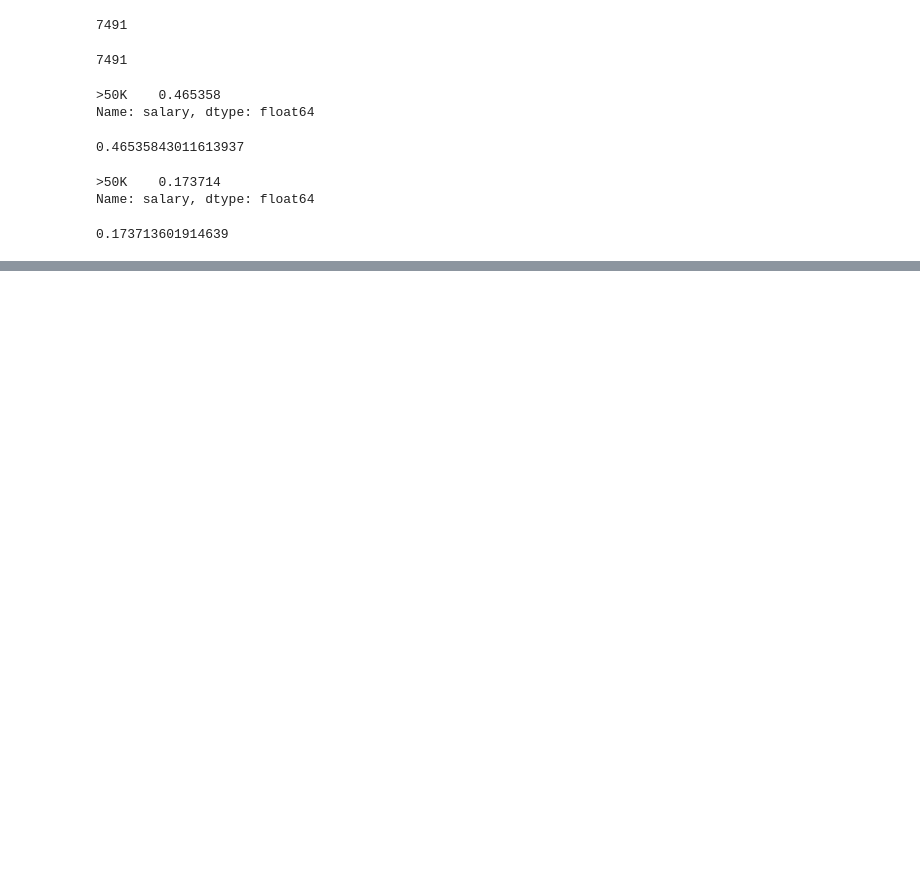
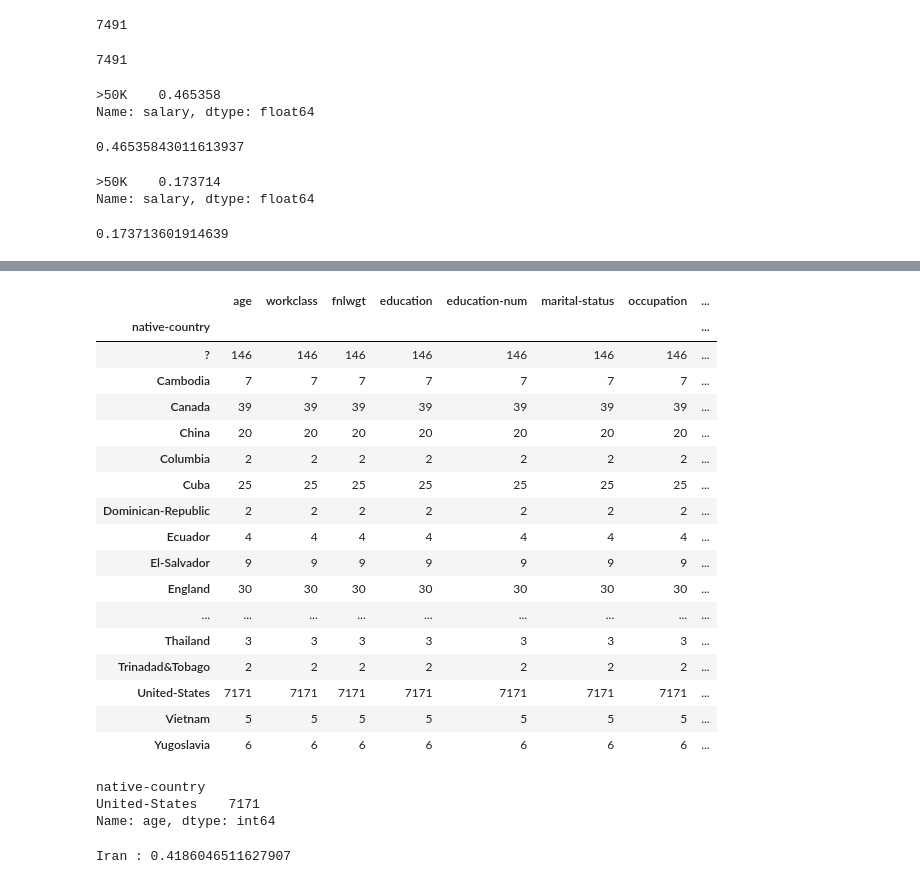
Before and after one commit to Braxion06/FreeCodeCamp---Data-Analysis-Projects, a Jupyter notebook: ad_hoc_testing.ipynb, the cells around one changed output, grey strips where cells are left out. Cells and saved outputs as stored; diff of their text form; code cells hidden in the pictures; blank space fills up the shorter version.

```diff
--- a/ad_hoc_testing.ipynb
+++ b/ad_hoc_testing.ipynb
@@ -124,0 +172,36 @@ dtype: int64
+# %%
+df.loc[df['salary'] == '>50K'].groupby(['native-country']).count()
+# %% [output]
+|  | age | workclass | fnlwgt | education | education-num | marital-status | occupation | ... |
+| native-country |  |  |  |  |  |  |  | ... |
+| ? | 146 | 146 | 146 | 146 | 146 | 146 | 146 | ... |
+| Cambodia | 7 | 7 | 7 | 7 | 7 | 7 | 7 | ... |
+| Canada | 39 | 39 | 39 | 39 | 39 | 39 | 39 | ... |
+| China | 20 | 20 | 20 | 20 | 20 | 20 | 20 | ... |
+| Columbia | 2 | 2 | 2 | 2 | 2 | 2 | 2 | ... |
+| Cuba | 25 | 25 | 25 | 25 | 25 | 25 | 25 | ... |
+| Dominican-Republic | 2 | 2 | 2 | 2 | 2 | 2 | 2 | ... |
+| Ecuador | 4 | 4 | 4 | 4 | 4 | 4 | 4 | ... |
+| El-Salvador | 9 | 9 | 9 | 9 | 9 | 9 | 9 | ... |
+| England | 30 | 30 | 30 | 30 | 30 | 30 | 30 | ... |
+| ... | ... | ... | ... | ... | ... | ... | ... | ... |
+| Thailand | 3 | 3 | 3 | 3 | 3 | 3 | 3 | ... |
+| Trinadad&Tobago | 2 | 2 | 2 | 2 | 2 | 2 | 2 | ... |
+| United-States | 7171 | 7171 | 7171 | 7171 | 7171 | 7171 | 7171 | ... |
+| Vietnam | 5 | 5 | 5 | 5 | 5 | 5 | 5 | ... |
+| Yugoslavia | 6 | 6 | 6 | 6 | 6 | 6 | 6 | ... |
+# %%
+maskgroup = df.loc[df['salary'] == '>50K'].groupby(['native-country']).count()
+maskgroup.loc[maskgroup['age'] == maskgroup['age'].max()]['age']
+# %% [output]
+native-country
+United-States    7171
+Name: age, dtype: int64
+# %%
+# Correct version
+maskrichhi = df.loc[df['salary'] == '>50K'].groupby(['native-country']).count()['age']
+maskgroupall = df.groupby(['native-country']).count()['age']
+earn_rich_percent_country = maskrichhi / maskgroupall
+print(earn_rich_percent_country.idxmax(), ':', earn_rich_percent_country.max())
+# %% [output]
+Iran : 0.4186046511627907
```
Also changed, not shown: parts of 14 cells of this notebook, 1 other file.
